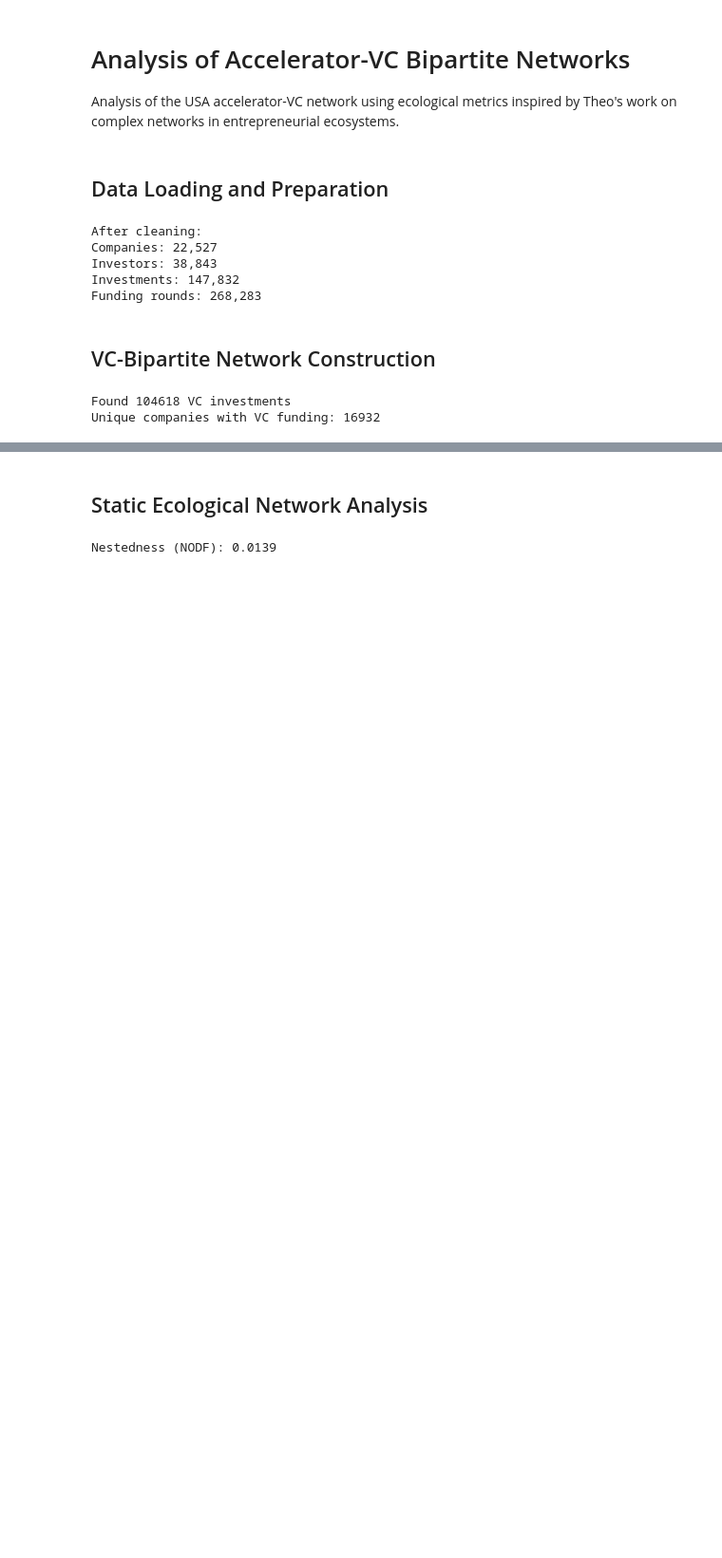
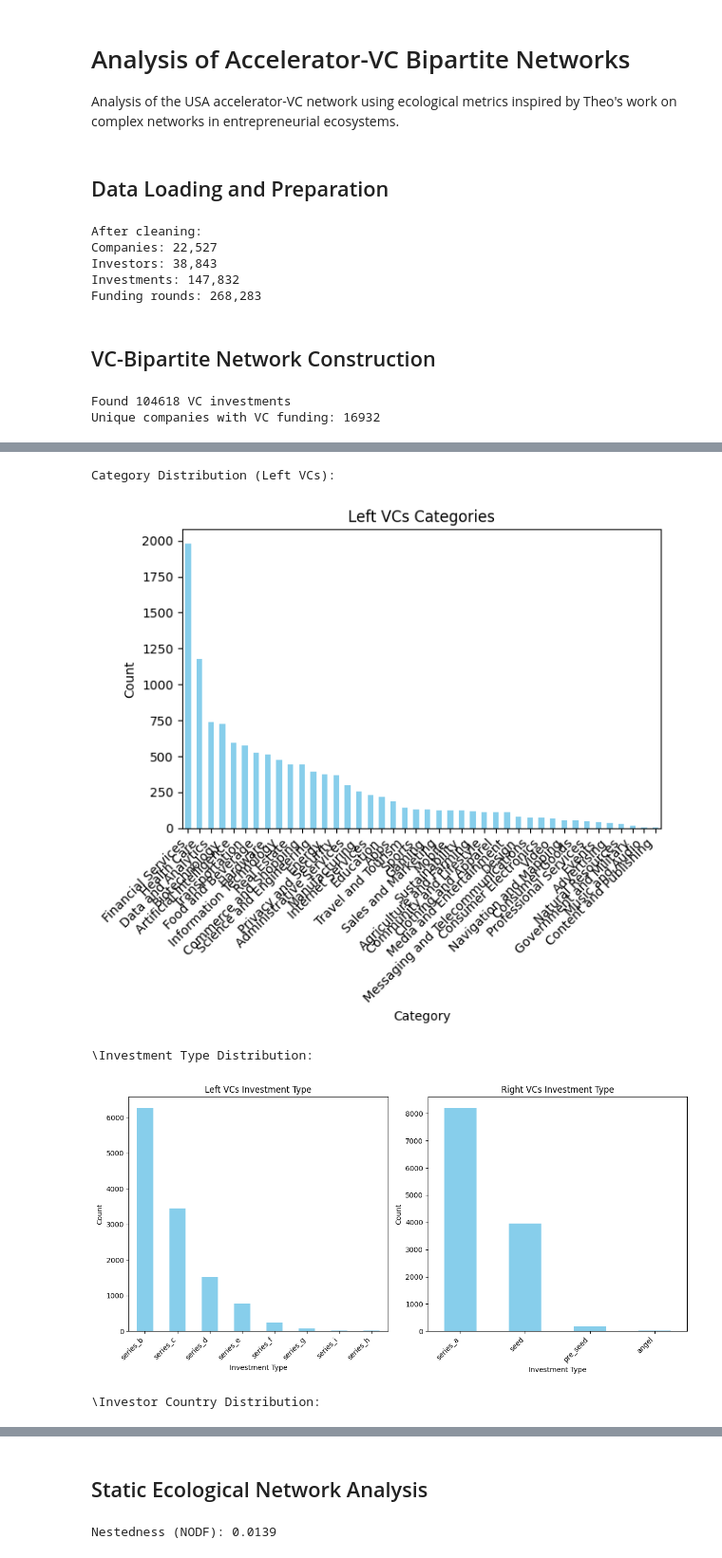
Before and after one commit to joaomelga/innovation-networks-exploration, a Jupyter notebook: analysis/vc-bipartite-network/vc_bipartite_ts_metrics_us_nestedness.ipynb, the cells around one changed output, grey strips where cells are left out. Shown at 95% size. Saved outputs shown, nothing was run; the diff lists cells and outputs as text; code cells hidden in the pictures; blank space fills up the shorter version.

```diff
--- a/analysis/vc-bipartite-network/vc_bipartite_ts_metrics_us_nestedness.ipynb
+++ b/analysis/vc-bipartite-network/vc_bipartite_ts_metrics_us_nestedness.ipynb
@@ -116,0 +126,73 @@ Covering 1401 unique investors
+# %%
+# Calculate and display category distribution
+print("\nCategory Distribution (Left VCs):")
+category_counts = vc_vc_investments_pairs['category'].value_counts()
+
+# Plot the category distributions
+plt.figure(figsize=(12, 6))
+
+plt.subplot(1, 2, 1)
+category_counts.plot(kind='bar', color='skyblue')
+plt.title('Left VCs Categories')
+plt.xlabel('Category')
+plt.ylabel('Count')
+plt.xticks(rotation=45, ha='right')
+
+plt.tight_layout()
+plt.show()
+
+# Calculate and display investment type distribution
+print("\Investment Type Distribution:")
+investment_type_left_counts = vc_vc_investments_pairs['investment_type_left_vc'].value_counts()
+investment_type_right_counts = vc_vc_investments_pairs['investment_type_right_vc'].value_counts()
+
+# Plot the investment_type_left distributions
+plt.figure(figsize=(12, 6))
+
+plt.subplot(1, 2, 1)
+investment_type_left_counts.plot(kind='bar', color='skyblue')
+plt.title('Left VCs Investment Type')
+plt.xlabel('Investment Type')
+plt.ylabel('Count')
+plt.xticks(rotation=45, ha='right')
+
+plt.subplot(1, 2, 2)
+investment_type_right_counts.plot(kind='bar', color='skyblue')
+plt.title('Right VCs Investment Type')
+plt.xlabel('Investment Type')
+plt.ylabel('Count')
+plt.xticks(rotation=45, ha='right')
+
+plt.tight_layout()
+plt.show()
+
+# Calculate and display investment type distribution
+print("\Investor Country Distribution:")
+investor_country_left_counts = vc_vc_investments_pairs['investor_country_left_vc'].value_counts()
+investor_country_right_counts = vc_vc_investments_pairs['investor_country_right_vc'].value_counts()
+
+# Plot the investor_country_left distributions
+plt.figure(figsize=(12, 6))
+
+plt.subplot(1, 2, 1)
+investor_country_left_counts.plot(kind='bar', color='skyblue')
+plt.title('Left VCs Investor Country')
+plt.xlabel('Country')
+plt.ylabel('Count')
+plt.xticks(rotation=45, ha='right')
+
+plt.subplot(1, 2, 2)
+investor_country_right_counts.plot(kind='bar', color='skyblue')
+plt.title('Right VCs Investor Country')
+plt.xlabel('Country')
+plt.ylabel('Count')
+plt.xticks(rotation=45, ha='right')
+
+plt.tight_layout()
+plt.show()
+# %% [output]
+Category Distribution (Left VCs):
+[figure, added]
+\Investment Type Distribution:
+[figure, added]
+\Investor Country Distribution:
```
Also changed, not shown: parts of 6 cells of this notebook.
